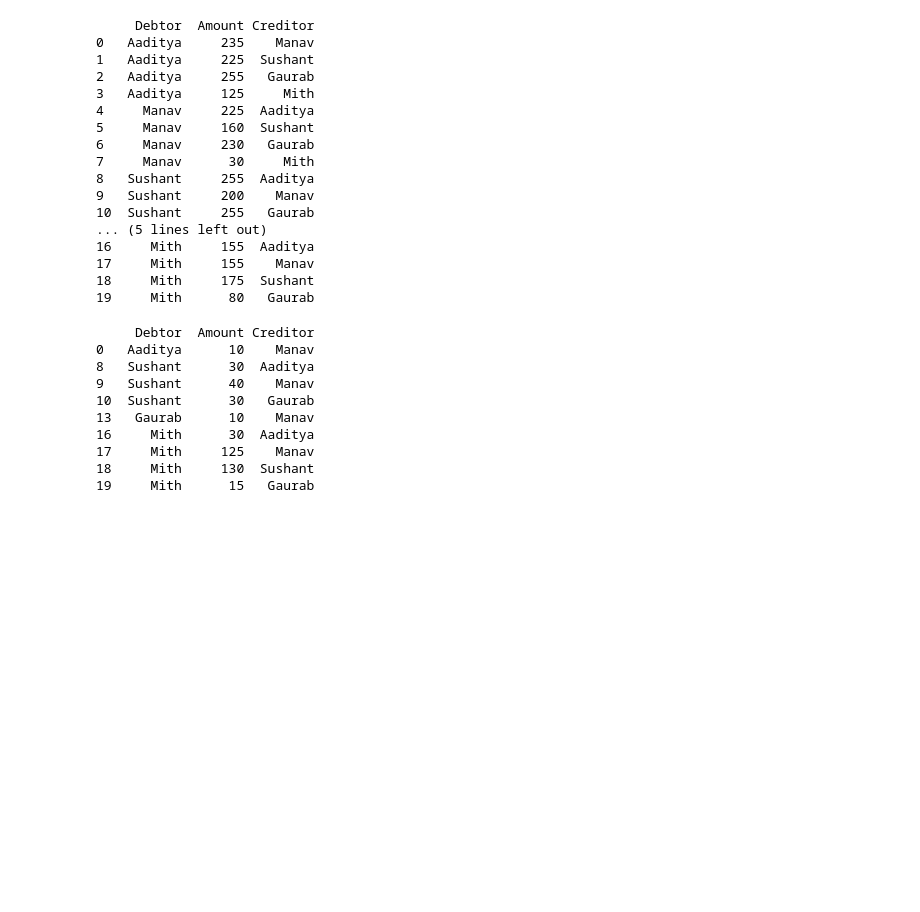
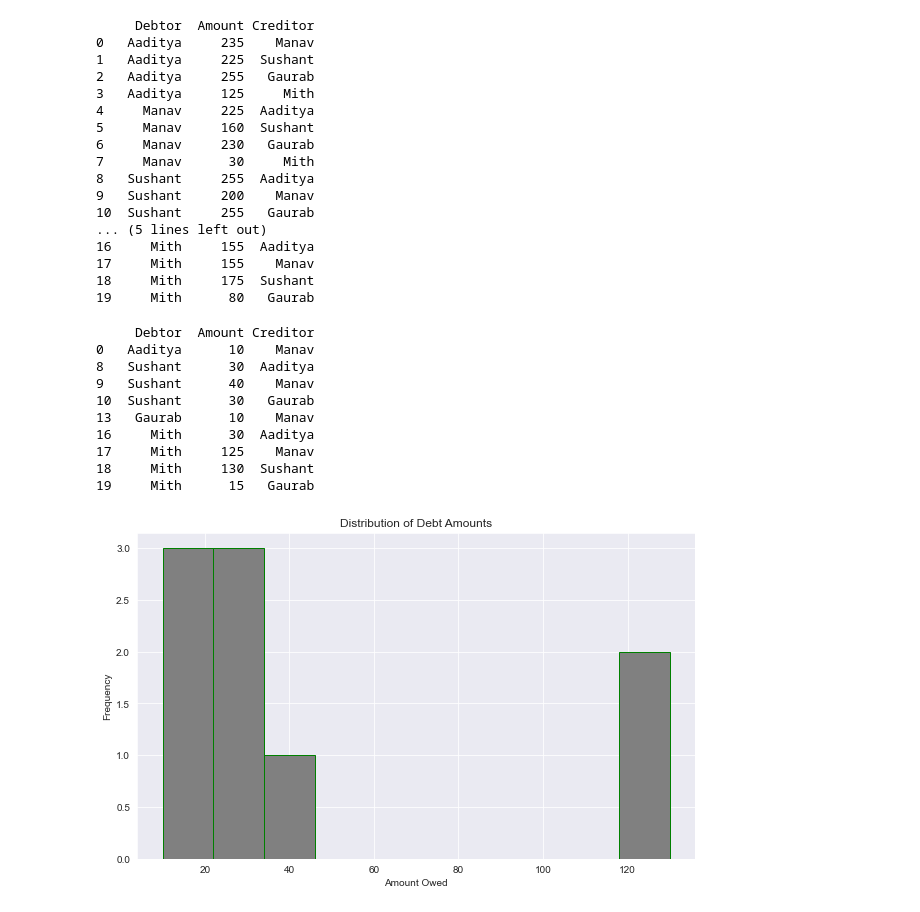
Before and after one commit to AadityaKhanal2003/CardGameAnalysis, a Jupyter notebook: allGame.ipynb, the cells around one changed output. Saved outputs shown, nothing was run; the diff lists cells and outputs as text; code cells hidden in the pictures; blank space fills up the shorter version.

Commit message:
histogram and heatmap created for allgame.

```diff
--- a/allGame.ipynb
+++ b/allGame.ipynb
@@ -328,3 +327,12 @@ print(new_df)
 17     Mith     125    Manav
 18     Mith     130  Sushant
 19     Mith      15   Gaurab
+# %%
+plt.figure(figsize=(10, 6))
+plt.hist(new_df['Amount'], bins=10, color='gray', edgecolor='green')
+plt.title('Distribution of Debt Amounts')
+plt.xlabel('Amount Owed')
+plt.ylabel('Frequency')
+plt.show()
+# %% [output]
+[figure, added]
```
Also changed, not shown: parts of 3 cells of this notebook.
